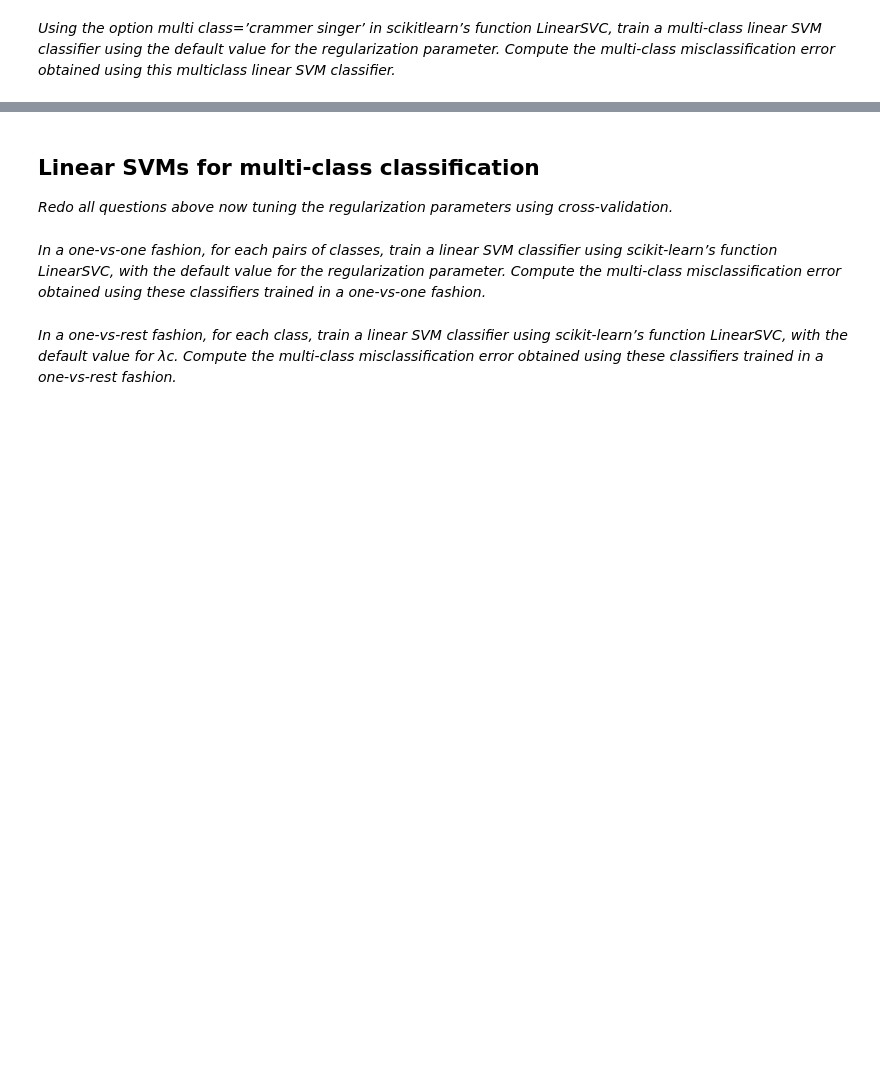
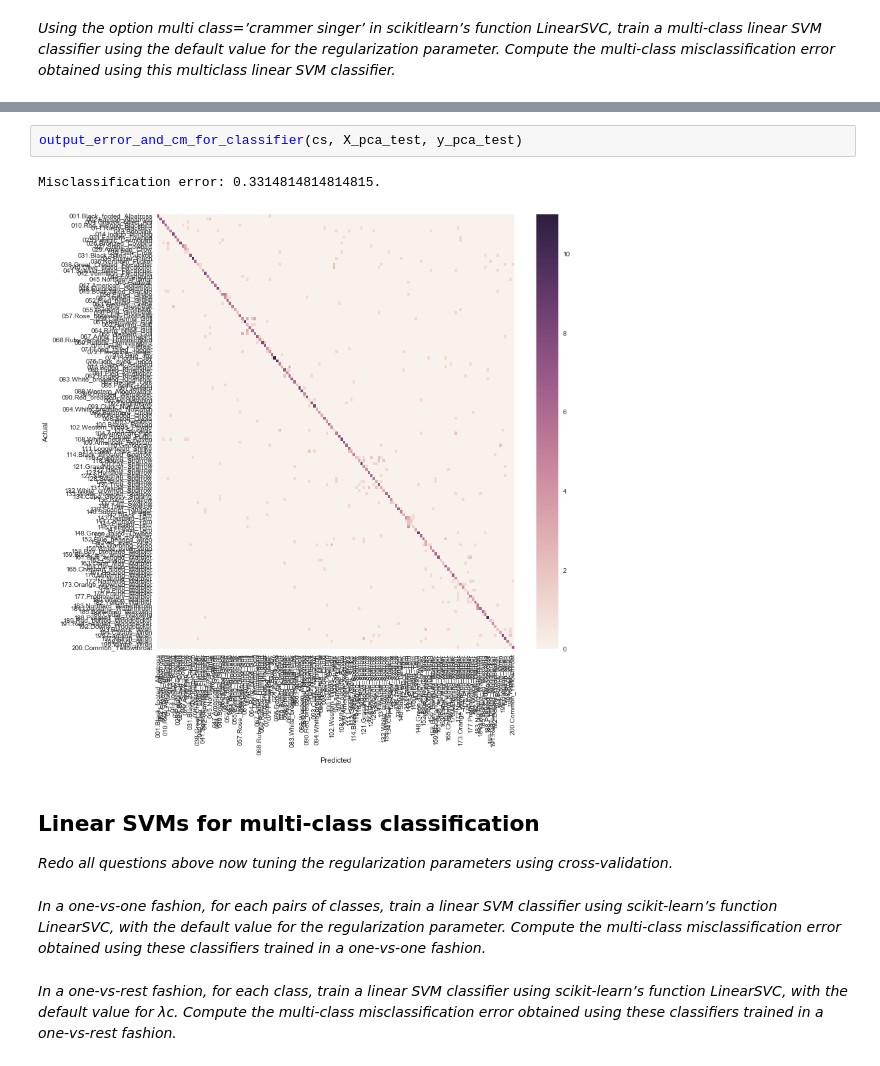
Before and after one commit to aenfield/Data558, a Jupyter notebook: Kaggle/HWExerciseExploratory.ipynb, the cells around one changed output, grey strips where cells are left out. Saved outputs shown, nothing was run; the diff lists cells and outputs as text; blank space fills up the shorter version.

```diff
--- a/Kaggle/HWExerciseExploratory.ipynb
+++ b/Kaggle/HWExerciseExploratory.ipynb
@@ -688,3 +713,8 @@ _Using the option multi class=’crammer singer’ in scikitlearn’s function L
+# %%
+output_error_and_cm_for_classifier(cs, X_pca_test, y_pca_test)
+# %% [output]
+Misclassification error: 0.3314814814814815.
+[figure, added]
 # %% [markdown]
 ## Linear SVMs for multi-class classiﬁcation
 
```
Also changed, not shown: parts of 21 cells of this notebook, 1 other file.
